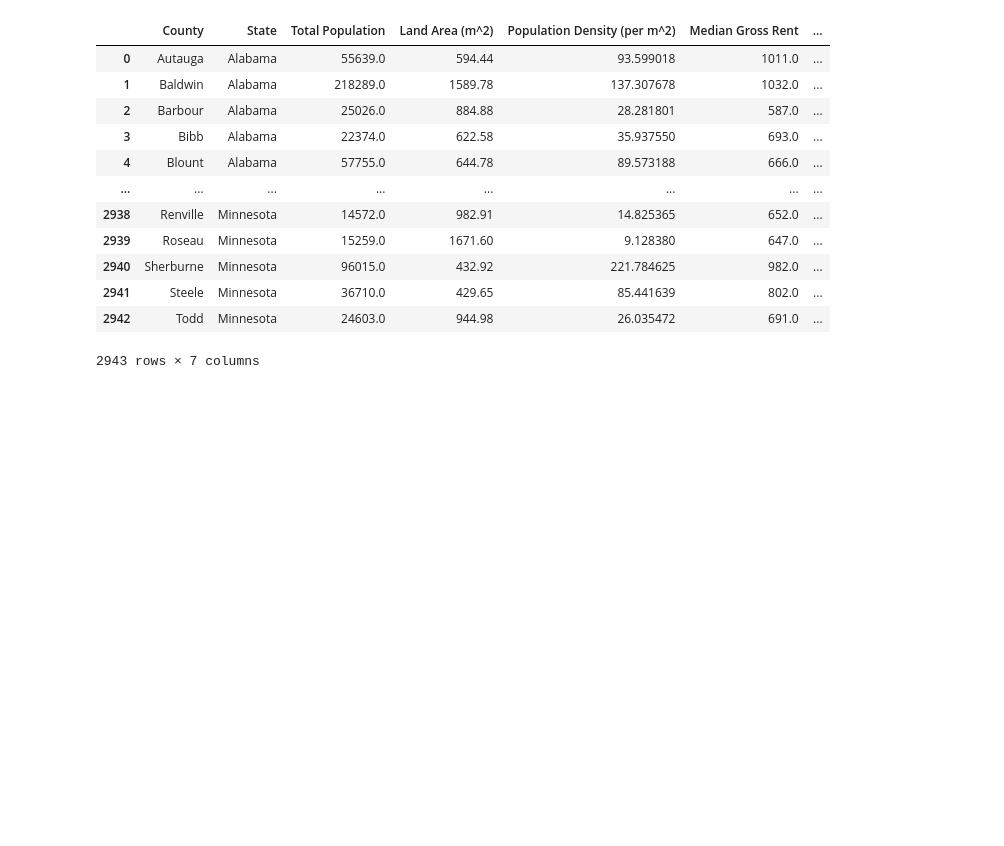
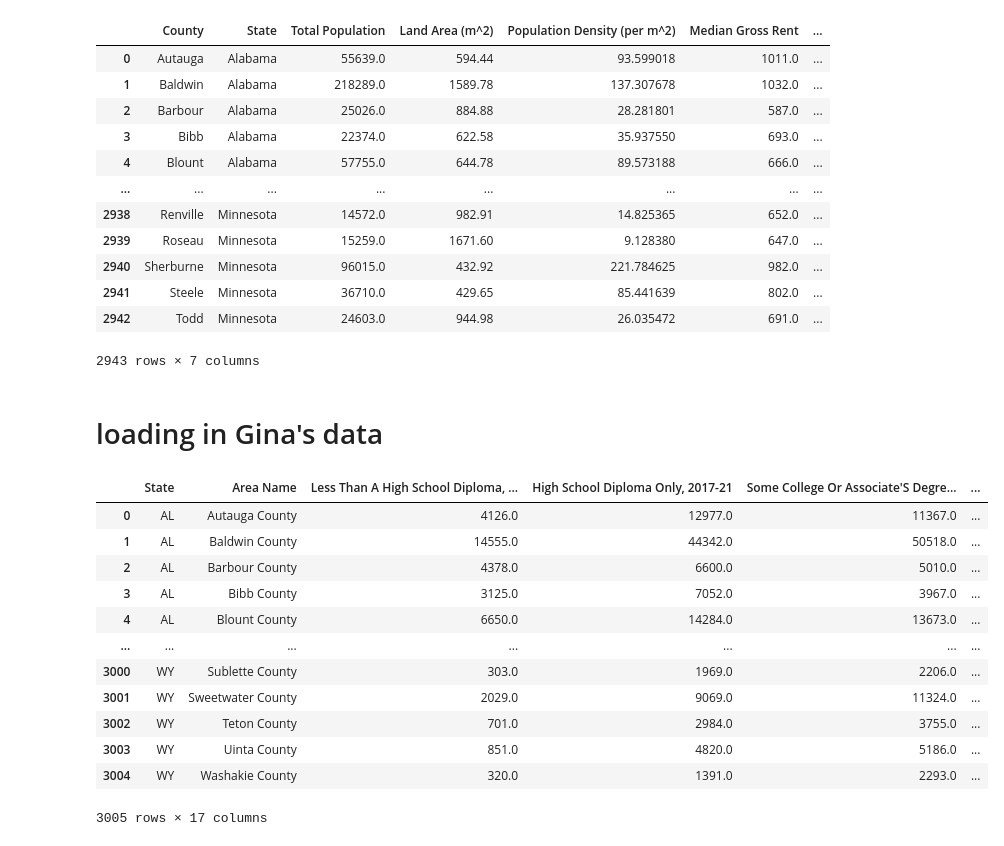
Before and after one commit to Morgen-Henry/Project-1, a Jupyter notebook: censusWrapperPractice.ipynb, the cells around one changed output. Drawn from its saved outputs; the diff is of its cells as text; code cells hidden in the pictures; blank space fills up the shorter version.

Commit message:
fixed some broken cells in the notebook and loaded in Gina's data

```diff
--- a/censusWrapperPractice.ipynb
+++ b/censusWrapperPractice.ipynb
@@ -644,3 +609,22 @@ full_county_df
 | 2941 | Steele | Minnesota | 36710.0 | 429.65 | 85.441639 | 802.0 | ... |
 | 2942 | Todd | Minnesota | 24603.0 | 944.98 | 26.035472 | 691.0 | ... |
 2943 rows × 7 columns
+# %% [markdown]
+# loading in Gina's data
+# %%
+county_df2 = pd.read_csv("gina_data.csv")
+county_df2
+# %% [output]
+|  | State | Area Name | Less Than A High School Diploma, ... | High School Diploma Only, 2017-21 | Some College Or Associate'S Degre... | ... |
+| 0 | AL | Autauga County | 4126.0 | 12977.0 | 11367.0 | ... |
+| 1 | AL | Baldwin County | 14555.0 | 44342.0 | 50518.0 | ... |
+| 2 | AL | Barbour County | 4378.0 | 6600.0 | 5010.0 | ... |
+| 3 | AL | Bibb County | 3125.0 | 7052.0 | 3967.0 | ... |
+| 4 | AL | Blount County | 6650.0 | 14284.0 | 13673.0 | ... |
+| ... | ... | ... | ... | ... | ... | ... |
+| 3000 | WY | Sublette County | 303.0 | 1969.0 | 2206.0 | ... |
+| 3001 | WY | Sweetwater County | 2029.0 | 9069.0 | 11324.0 | ... |
+| 3002 | WY | Teton County | 701.0 | 2984.0 | 3755.0 | ... |
+| 3003 | WY | Uinta County | 851.0 | 4820.0 | 5186.0 | ... |
+| 3004 | WY | Washakie County | 320.0 | 1391.0 | 2293.0 | ... |
+3005 rows × 17 columns
```
Also changed, not shown: parts of 11 cells of this notebook.
